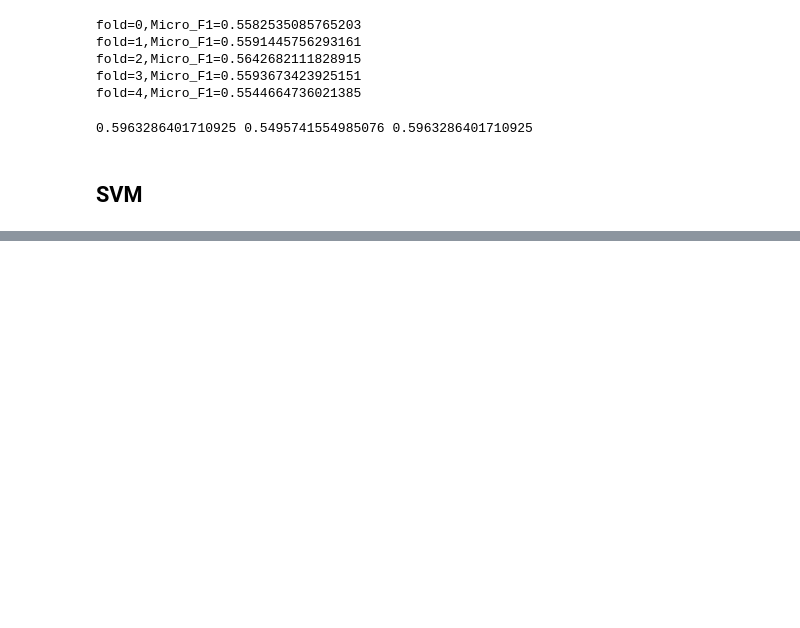
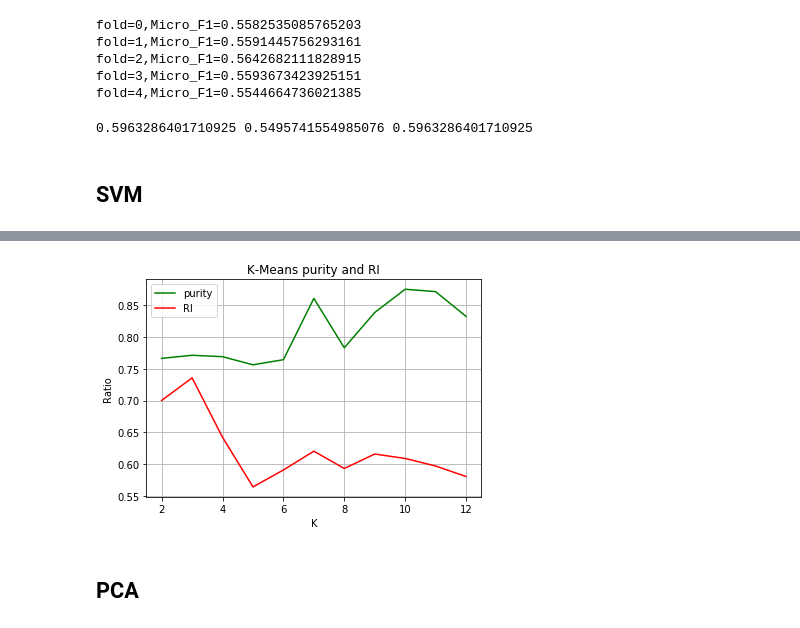
Before and after one commit to drdh/Courses, a Jupyter notebook: AI/Lab2/Lab2.ipynb, the cells around one changed output, grey strips where cells are left out. Cells and saved outputs as stored; diff of their text form; code cells hidden in the pictures; blank space fills up the shorter version.

Commit message:
KMeans & PCA

```diff
--- a/AI/Lab2/Lab2.ipynb
+++ b/AI/Lab2/Lab2.ipynb
@@ -386,0 +399,19 @@ print(Accuracy,Macro_F1,Micro_F1)
+# %%
+def cluster_evaluation(label,C):#label:true  C:predict
+    true_C=[set(np.where(label.astype(int)==i)[0]) for i in np.unique(label.astype(int))]
+    test_C=[set(np.where(C==i)[0]) for i in np.unique(C)]
+    purity=sum([max([len(true.intersection(test)) for true in true_C]) for test in test_C])/C.shape[0]
+
+    # C_eq: True Label
+    # K_eq: Predict Label
+    C_eq=(label.reshape(label.shape[0],1)==label.reshape(-1,label.shape[0]))
+    K_eq=(C.reshape(C.shape[0],1)==C.reshape(-1,C.shape[0]))
+    a=((np.logical_and(C_eq,K_eq)).sum()-K_eq.shape[0])//2
+    b=np.sum(np.logical_and(C_eq,np.logical_not(K_eq)))//2
+    c=np.sum(np.logical_and(np.logical_not(C_eq),K_eq))//2
+    d=np.sum(np.logical_and(np.logical_not(C_eq),np.logical_not(K_eq)))//2
+    RI=(a+d)/(a+b+c+d)
+    return purity,RI
+# %%
+def cluster_save(C,file,k):
+    np.savetxt(file,(C+1).astype(int),fmt="%d",delimiter='\n',header=str(k))
@@ -386,0 +420,3 @@ print(Accuracy,Macro_F1,Micro_F1)
+# %%
+data=np.load("datasets/Frog/data.npy")
+np.random.shuffle(data)
@@ -386,0 +451,12 @@ print(Accuracy,Macro_F1,Micro_F1)
+# %%
+root_dir="datasets/Frog/result/"
+purity=[]
+RI=[]
+maxIters=300
+root_dir="datasets/Frog/result/"
+K_range=[_ for _ in range(2,13)]
+for K in K_range:
+    p,r=KMeans(K,data,maxIters,root_dir)
+    purity.append(p)
+    RI.append(r)
+    print("K={},purity={},RI={}".format(K,p,r))
@@ -386,0 +475,15 @@ print(Accuracy,Macro_F1,Micro_F1)
+# %%
+plt.figure(1)
+plt.plot(K_range,purity,label="purity",color="g")
+plt.plot(K_range,RI,label="RI",color="r")
+plt.title("K-Means purity and RI")
+plt.grid(True)
+plt.ylabel("Ratio")
+plt.xlabel("K")
+plt.legend()
+plt.savefig("graph/PartII/KMeans/K_purity_RI.png",dpi=1000)
+plt.show()
+# %% [output]
+[figure, added]
+# %% [markdown]
+## PCA
```
Also changed, not shown: parts of 27 cells of this notebook, 26 other files.
